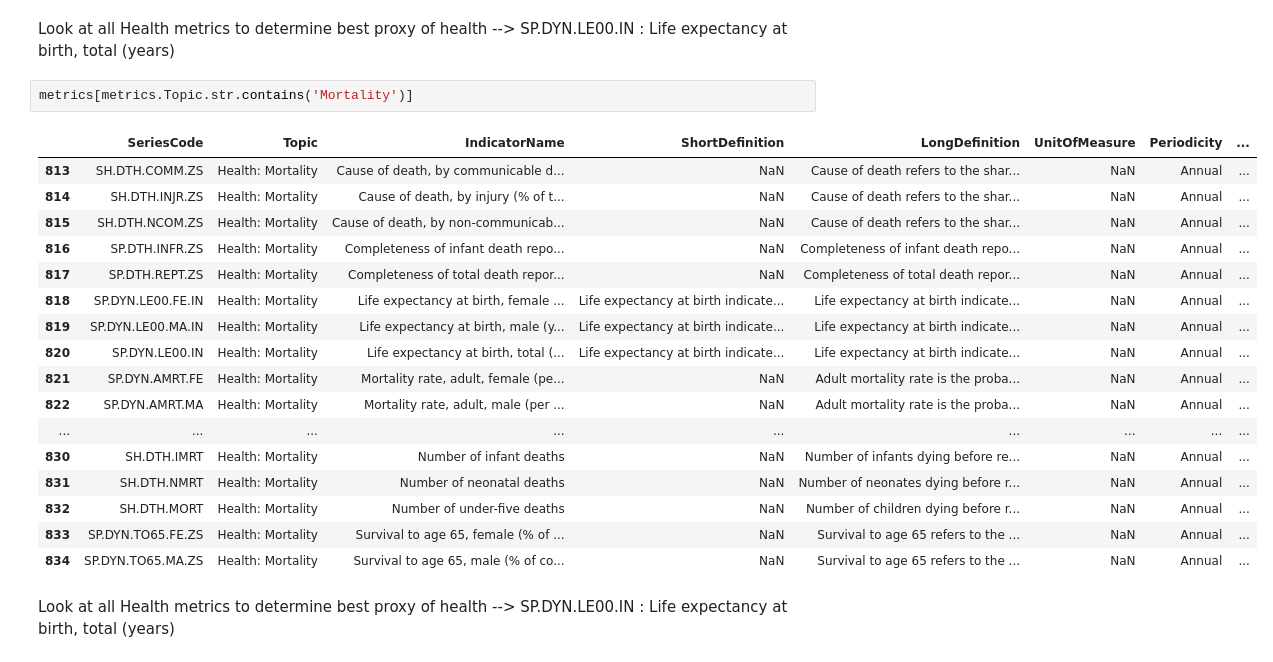
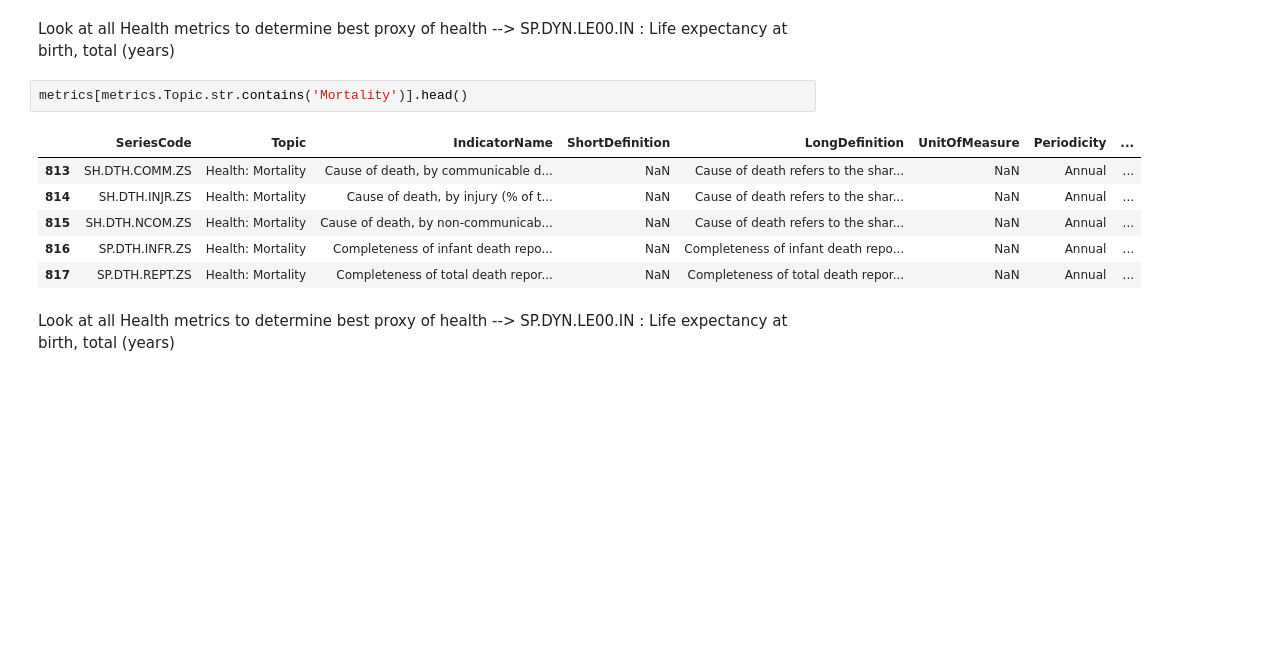
Before and after one commit to gussie/Springboard_data_science, a Jupyter notebook: Capstone project 1.ipynb, the cells around one changed output. Saved outputs shown, nothing was run; the diff lists cells and outputs as text; blank space fills up the shorter version.

```diff
--- a/Capstone project 1.ipynb
+++ b/Capstone project 1.ipynb
@@ -95,25 +84,14 @@ dtype: int64
 # %% [markdown]
 Look at all Health metrics to determine best proxy of health --> SP.DYN.LE00.IN : Life expectancy at birth, total (years)
 # %%
-metrics[metrics.Topic.str.contains('Mortality')]
+metrics[metrics.Topic.str.contains('Mortality')].head()
 # %% [output]
 |  | SeriesCode | Topic | IndicatorName | ShortDefinition | LongDefinition | UnitOfMeasure | Periodicity | ... |
 | 813 | SH.DTH.COMM.ZS | Health: Mortality | Cause of death, by communicable d... | NaN | Cause of death refers to the shar... | NaN | Annual | ... |
 | 814 | SH.DTH.INJR.ZS | Health: Mortality | Cause of death, by injury (% of t... | NaN | Cause of death refers to the shar... | NaN | Annual | ... |
 | 815 | SH.DTH.NCOM.ZS | Health: Mortality | Cause of death, by non-communicab... | NaN | Cause of death refers to the shar... | NaN | Annual | ... |
 | 816 | SP.DTH.INFR.ZS | Health: Mortality | Completeness of infant death repo... | NaN | Completeness of infant death repo... | NaN | Annual | ... |
 | 817 | SP.DTH.REPT.ZS | Health: Mortality | Completeness of total death repor... | NaN | Completeness of total death repor... | NaN | Annual | ... |
-| 818 | SP.DYN.LE00.FE.IN | Health: Mortality | Life expectancy at birth, female ... | Life expectancy at birth indicate... | Life expectancy at birth indicate... | NaN | Annual | ... |
-| 819 | SP.DYN.LE00.MA.IN | Health: Mortality | Life expectancy at birth, male (y... | Life expectancy at birth indicate... | Life expectancy at birth indicate... | NaN | Annual | ... |
-| 820 | SP.DYN.LE00.IN | Health: Mortality | Life expectancy at birth, total (... | Life expectancy at birth indicate... | Life expectancy at birth indicate... | NaN | Annual | ... |
-| 821 | SP.DYN.AMRT.FE | Health: Mortality | Mortality rate, adult, female (pe... | NaN | Adult mortality rate is the proba... | NaN | Annual | ... |
-| 822 | SP.DYN.AMRT.MA | Health: Mortality | Mortality rate, adult, male (per ... | NaN | Adult mortality rate is the proba... | NaN | Annual | ... |
-| ... | ... | ... | ... | ... | ... | ... | ... | ... |
-| 830 | SH.DTH.IMRT | Health: Mortality | Number of infant deaths | NaN | Number of infants dying before re... | NaN | Annual | ... |
-| 831 | SH.DTH.NMRT | Health: Mortality | Number of neonatal deaths | NaN | Number of neonates dying before r... | NaN | Annual | ... |
-| 832 | SH.DTH.MORT | Health: Mortality | Number of under-five deaths | NaN | Number of children dying before r... | NaN | Annual | ... |
-| 833 | SP.DYN.TO65.FE.ZS | Health: Mortality | Survival to age 65, female (% of ... | NaN | Survival to age 65 refers to the ... | NaN | Annual | ... |
-| 834 | SP.DYN.TO65.MA.ZS | Health: Mortality | Survival to age 65, male (% of co... | NaN | Survival to age 65 refers to the ... | NaN | Annual | ... |
 # %% [markdown]
 Look at all Health metrics to determine best proxy of health -->
 SP.DYN.LE00.IN : Life expectancy at birth, total (years)
```
Also changed, not shown: parts of 3 cells of this notebook.
